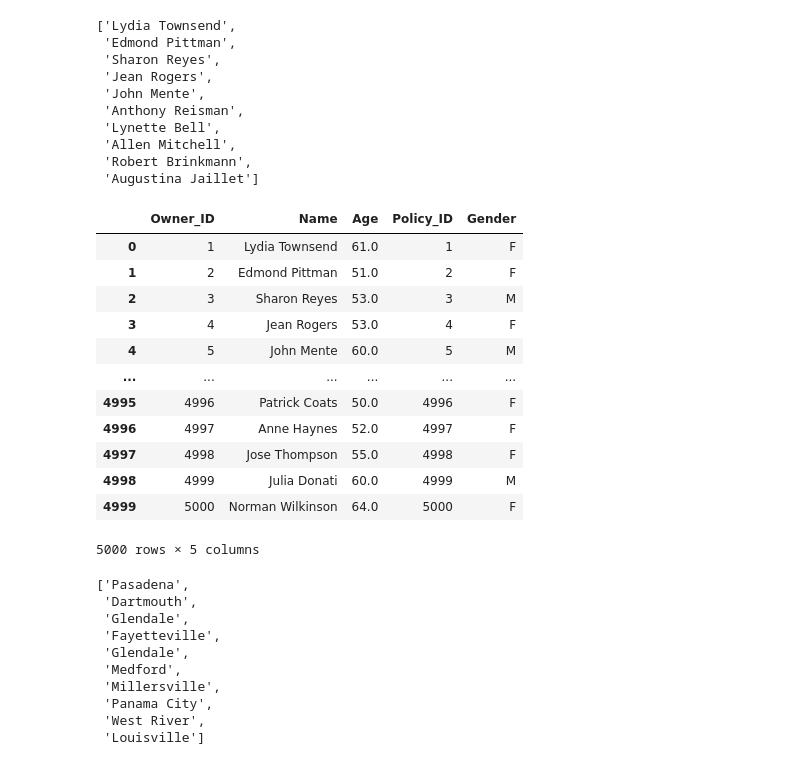
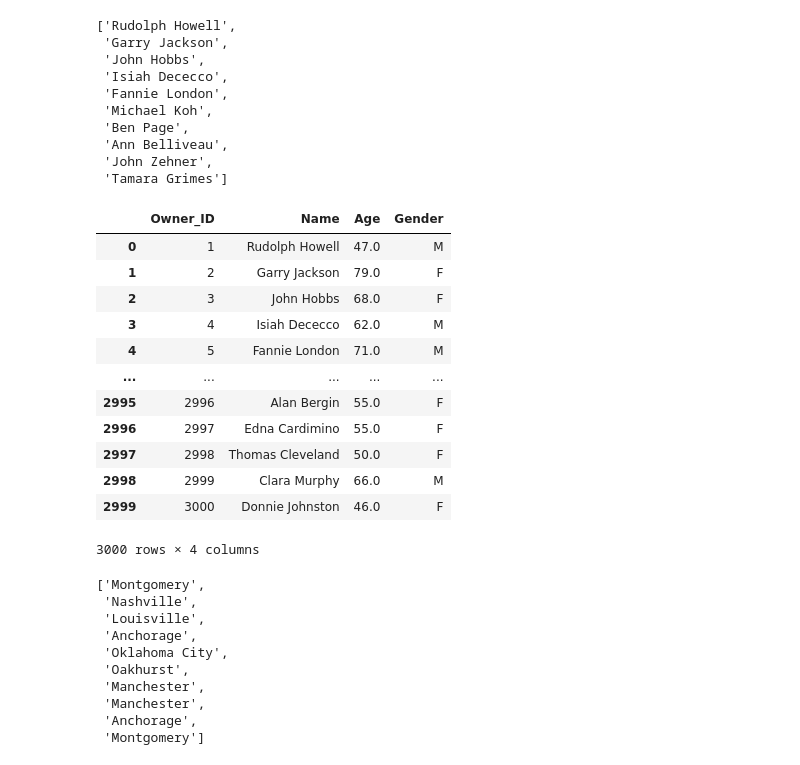
Before and after one commit to hlingchen95/Data_simulation, a Jupyter notebook: Data_simulation.ipynb, the cells around one changed output. Saved outputs shown, nothing was run; the diff lists cells and outputs as text; code cells hidden in the pictures.

```diff
--- a/Data_simulation.ipynb
+++ b/Data_simulation.ipynb
@@ -46,47 +32,46 @@ policy_df.head(5)
 #generate random names
 import names
 name = []
-for i in range(5000):
+for i in range(3000):
     name.append(names.get_full_name())
 
 name[:10]
 # %% [output]
-['Lydia Townsend',
- 'Edmond Pittman',
- 'Sharon Reyes',
- 'Jean Rogers',
- 'John Mente',
- 'Anthony Reisman',
- 'Lynette Bell',
- 'Allen Mitchell',
- 'Robert Brinkmann',
- 'Augustina Jaillet']
+['Rudolph Howell',
+ 'Garry Jackson',
+ 'John Hobbs',
+ 'Isiah Dececco',
+ 'Fannie London',
+ 'Michael Koh',
+ 'Ben Page',
+ 'Ann Belliveau',
+ 'John Zehner',
+ 'Tamara Grimes']
 # %%
 #normally distributed age between 18-99
 age_norm = get_truncated_normal(mean=(18+99)/2, sd=10, low=18, upp=99)
 
 #create owner table
 dim_owner_df = pd.DataFrame()
-dim_owner_df["Owner_ID"] = indexNum
+dim_owner_df["Owner_ID"] = list(range(1, 3001))
 dim_owner_df["Name"] = name
-dim_owner_df["Age"] = np.rint(age_norm.rvs(5000))
-dim_owner_df["Policy_ID"] = policy_df.Policy_ID
-dim_owner_df["Gender"] = np.random.choice(['F','M'], size=5000)
+dim_owner_df["Age"] = np.rint(age_norm.rvs(3000))
+dim_owner_df["Gender"] = np.random.choice(['F','M'], size=3000)
 dim_owner_df
 # %% [output]
-|  | Owner_ID | Name | Age | Policy_ID | Gender |
-| 0 | 1 | Lydia Townsend | 61.0 | 1 | F |
-| 1 | 2 | Edmond Pittman | 51.0 | 2 | F |
-| 2 | 3 | Sharon Reyes | 53.0 | 3 | M |
-| 3 | 4 | Jean Rogers | 53.0 | 4 | F |
-| 4 | 5 | John Mente | 60.0 | 5 | M |
-| ... | ... | ... | ... | ... | ... |
-| 4995 | 4996 | Patrick Coats | 50.0 | 4996 | F |
-| 4996 | 4997 | Anne Haynes | 52.0 | 4997 | F |
-| 4997 | 4998 | Jose Thompson | 55.0 | 4998 | F |
-| 4998 | 4999 | Julia Donati | 60.0 | 4999 | M |
-| 4999 | 5000 | Norman Wilkinson | 64.0 | 5000 | F |
+|  | Owner_ID | Name | Age | Gender |
+| 0 | 1 | Rudolph Howell | 47.0 | M |
+| 1 | 2 | Garry Jackson | 79.0 | F |
+| 2 | 3 | John Hobbs | 68.0 | F |
+| 3 | 4 | Isiah Dececco | 62.0 | M |
+| 4 | 5 | Fannie London | 71.0 | M |
+| ... | ... | ... | ... | ... |
+| 2995 | 2996 | Alan Bergin | 55.0 | F |
+| 2996 | 2997 | Edna Cardimino | 55.0 | F |
+| 2997 | 2998 | Thomas Cleveland | 50.0 | F |
+| 2998 | 2999 | Clara Murphy | 66.0 | M |
+| 2999 | 3000 | Donnie Johnston | 46.0 | F |
-5000 rows × 5 columns
+3000 rows × 4 columns
 # %%
 #generate random addresses
 import json
@@ -98,7 +83,7 @@ address = []
 city = []
 state = []
 zipcode = []
-for i in range(5000):
+for i in range(3000):
 
     a=random.choice(data["addresses"])
     address.append(a["address1"])
@@ -113,16 +98,16 @@ for i in range(5000):
 
 city[:10]
 # %% [output]
-['Pasadena',
- 'Dartmouth',
- 'Glendale',
- 'Fayetteville',
- 'Glendale',
- 'Medford',
- 'Millersville',
- 'Panama City',
- 'West River',
- 'Louisville']
+['Montgomery',
+ 'Nashville',
+ 'Louisville',
+ 'Anchorage',
+ 'Oklahoma City',
+ 'Oakhurst',
+ 'Manchester',
+ 'Manchester',
+ 'Anchorage',
+ 'Montgomery']
 # %%
 len(city)
 # %% [output]
```
Also changed, not shown: parts of 10 cells of this notebook.
